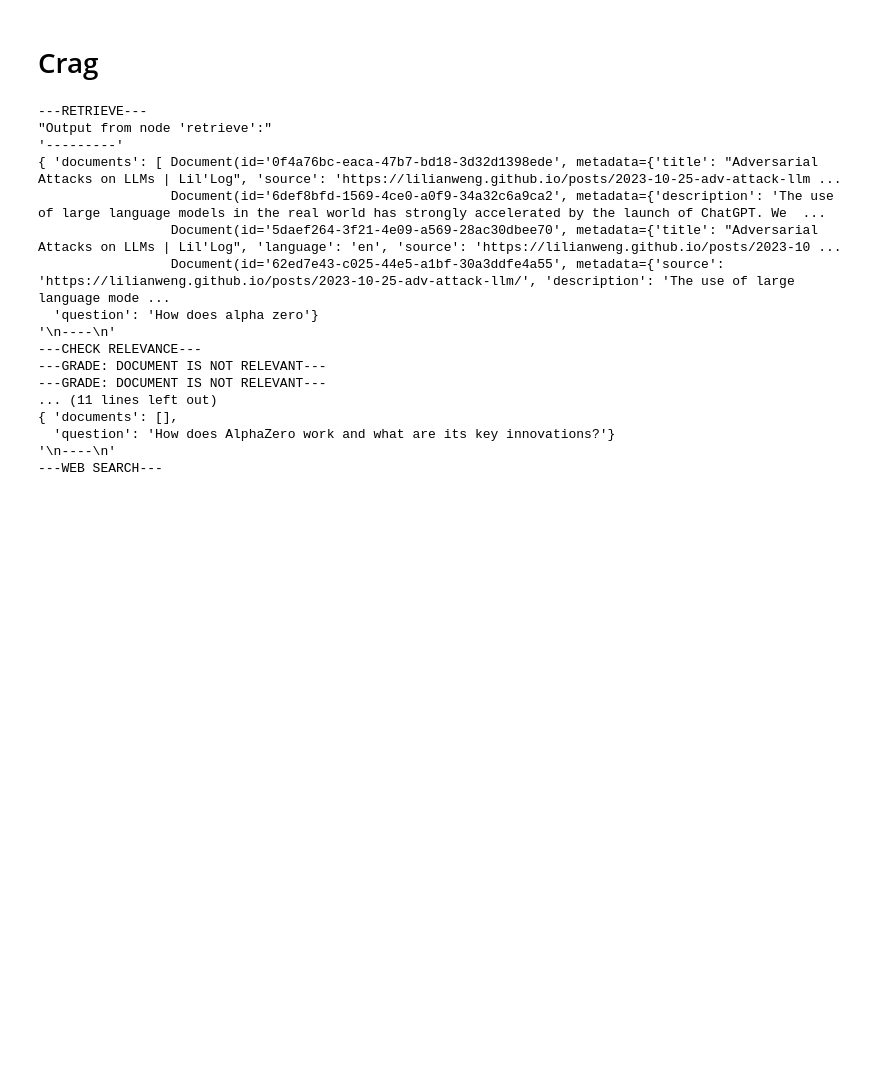
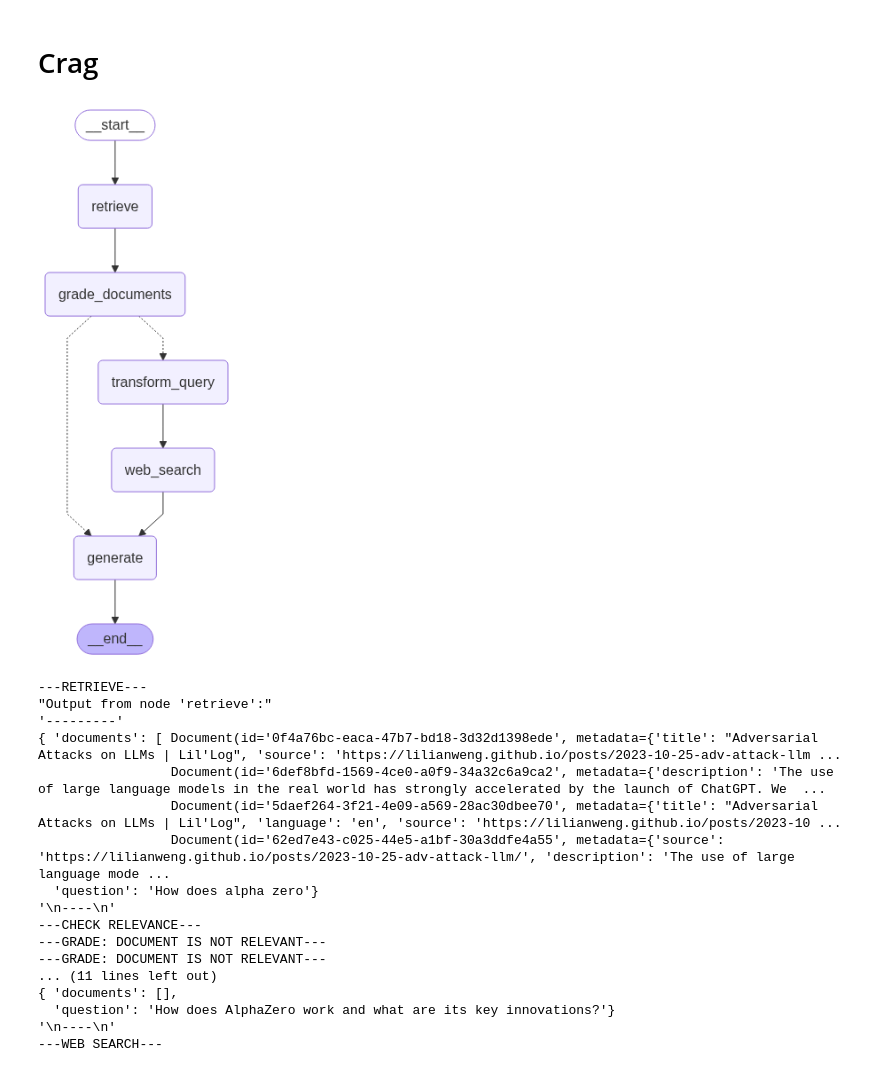
Before and after one commit to mikolaura/qe, a Jupyter notebook: langgraph_crag.ipynb, the cells around one changed output. Drawn from its saved outputs; the diff is of its cells as text; code cells hidden in the pictures; blank space fills up the shorter version.

Commit message:
add visual to graph

```diff
--- a/langgraph_crag.ipynb
+++ b/langgraph_crag.ipynb
@@ -252,6 +252,12 @@ workflow.add_edge('web_search', 'generate')
 workflow.add_edge('generate', END)
 
 app = workflow.compile()
+# %%
+from IPython.display import Image
+
+Image(app.get_graph().draw_mermaid_png())
+# %% [output]
+[figure, added]
 # %%
 
 inputs = {'keys': {'question': 'How does alpha zero'}}
```
